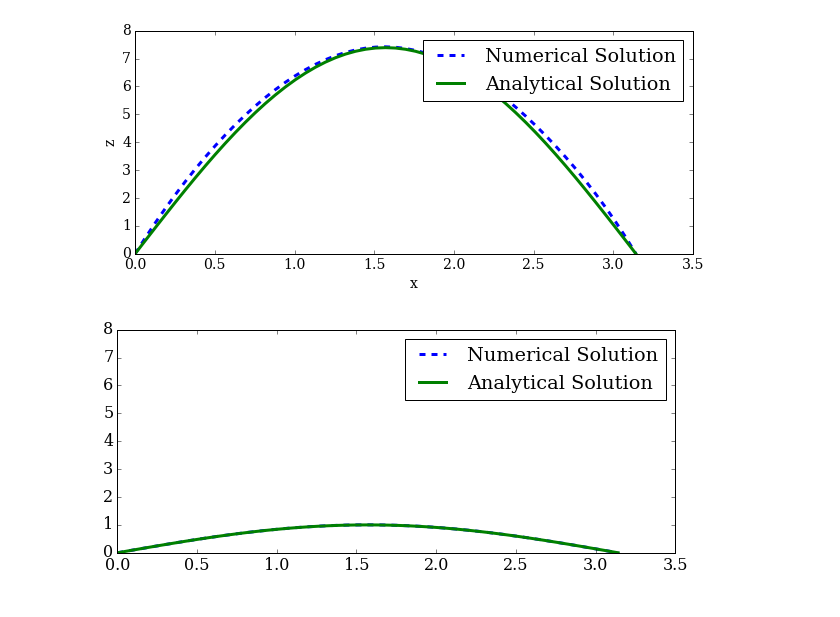
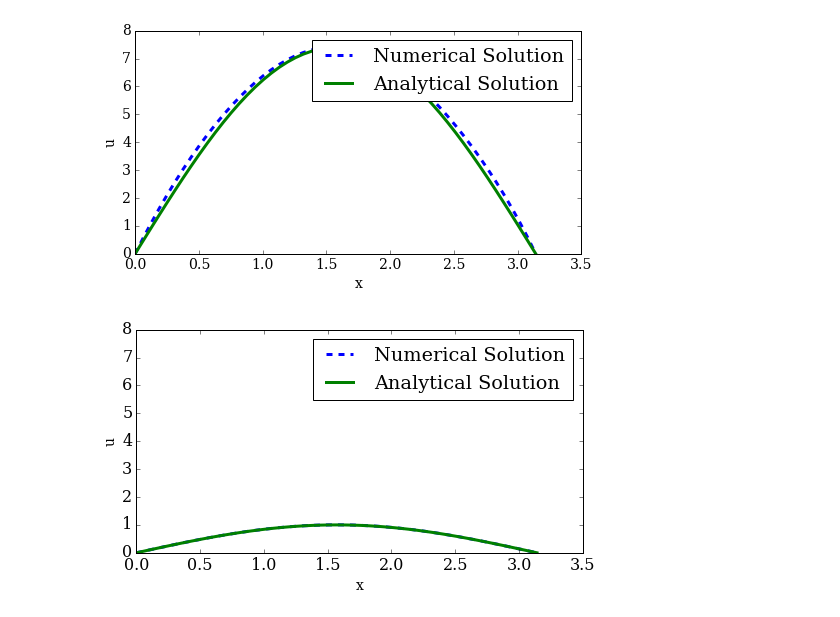
Before and after one commit to numerical-mooc/assignment-bank-2016, a Jupyter notebook: jameswu/Time_Delay_PDE.ipynb, the cells around one changed output. Cells and saved outputs as stored; diff of their text form; code cells hidden in the pictures.

```diff
--- a/jameswu/Time_Delay_PDE.ipynb
+++ b/jameswu/Time_Delay_PDE.ipynb
@@ -56,20 +58,22 @@ def func_u(u, x, nt, dt, dx,s):
 u_num = func_u(u0.copy(), x, nt, dt, dx,s)
 u_exact = numpy.exp(T)*numpy.sin(x)
 # %%
-pyplot.figure(figsize=(10,4))
+pyplot.figure(figsize=(8,4))
 pyplot.tick_params(axis='both', labelsize=14) #increase font size for ticks
 pyplot.xlabel('x', fontsize=14) #x label
-pyplot.ylabel('z', fontsize=14) #y label
+pyplot.ylabel('u', fontsize=14) #y label
 pyplot.plot(x, u_num, ls='--', lw=3)
 pyplot.plot(x, u_exact, ls='-', lw=3)
 pyplot.legend(['Numerical Solution','Analytical Solution']);
 # %% [output]
-[figure, old version]
+[figure, new version]
 # %%
-fig = pyplot.figure(figsize=(10,4))
+fig = pyplot.figure(figsize=(8,4))
 ax = pyplot.axes(xlim=(0,3.5), ylim=(0,8))
 line = ax.plot([], [], ls='--', lw=3)[0]
 line2 = ax.plot([], [], ls='-', lw=3)[0]
+pyplot.xlabel('x', fontsize=14) #x label
+pyplot.ylabel('u', fontsize=14) #y label
 ax.legend(['Numerical Solution','Analytical Solution'])
 
 
@@ -98,5 +102,5 @@ def time_delay(n):
 
 anim = animation.FuncAnimation(fig, time_delay,frames=nt,interval=10)
 # %% [output]
-[figure, old version]
+[figure, new version]
 # %%
```
Also changed, not shown: parts of 11 cells of this notebook.
